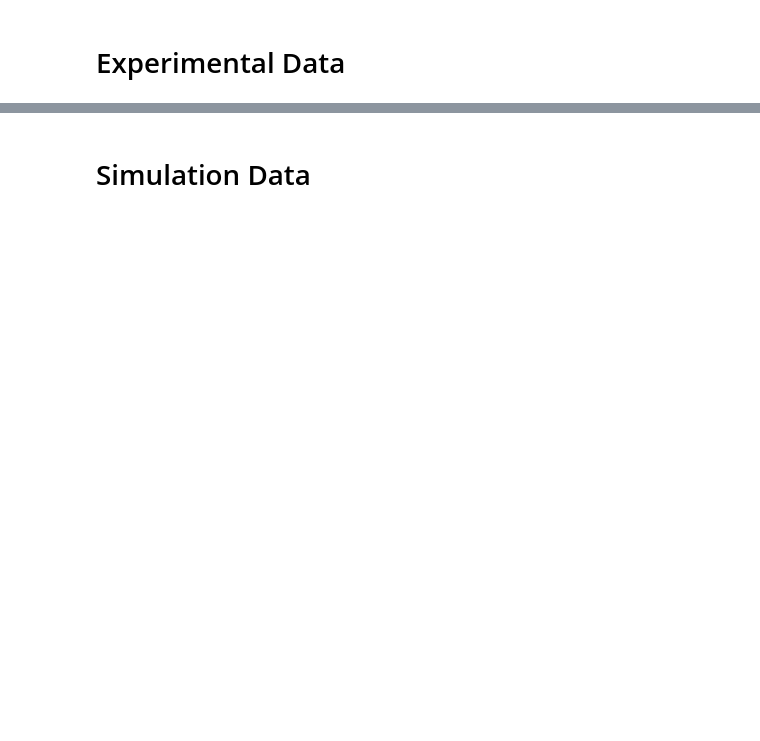
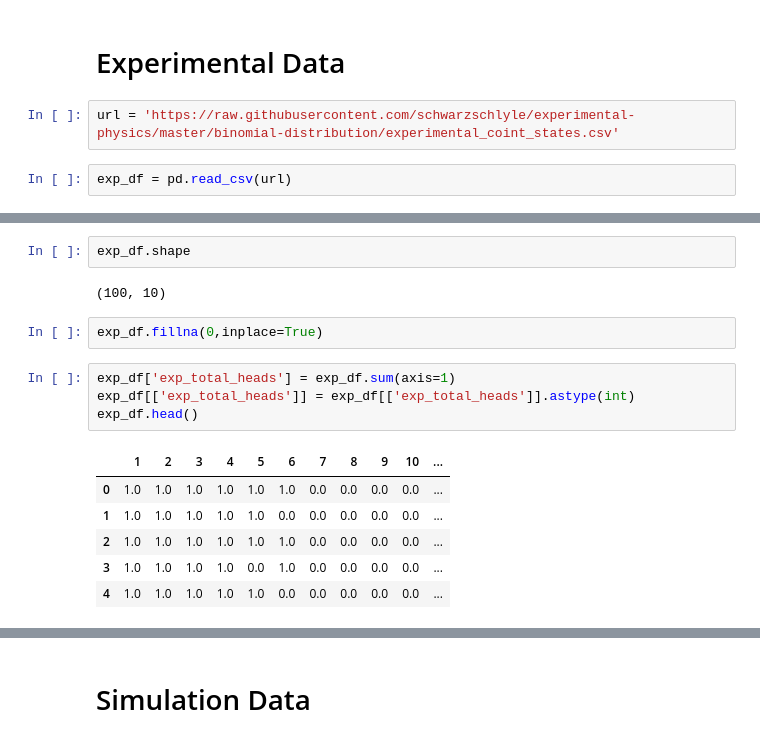
Before and after one commit to schwarzschlyle/experimental-physics, a Jupyter notebook: binomial-distribution/distribution-functions.ipynb, the cells around one changed output, grey strips where cells are left out. Cells and saved outputs as stored; diff of their text form; blank space fills up the shorter version.

```diff
--- a/binomial-distribution/distribution-functions.ipynb
+++ b/binomial-distribution/distribution-functions.ipynb
@@ -20,2 +19,6 @@ def toss_n_coins_m_times(n,m):
 # %% [markdown]
 # Experimental Data
+# %%
+url = 'https://raw.githubusercontent.com/schwarzschlyle/experimental-physics/master/binomial-distribution/experimental_coint_states.csv'
+# %%
+exp_df = pd.read_csv(url)
@@ -21,0 +34,17 @@ def toss_n_coins_m_times(n,m):
+# %%
+exp_df.shape
+# %% [output]
+(100, 10)
+# %%
+exp_df.fillna(0,inplace=True)
+# %%
+exp_df['exp_total_heads'] = exp_df.sum(axis=1)
+exp_df[['exp_total_heads']] = exp_df[['exp_total_heads']].astype(int)
+exp_df.head()
+# %% [output]
+|  | 1 | 2 | 3 | 4 | 5 | 6 | 7 | 8 | 9 | 10 | ... |
+| 0 | 1.0 | 1.0 | 1.0 | 1.0 | 1.0 | 1.0 | 0.0 | 0.0 | 0.0 | 0.0 | ... |
+| 1 | 1.0 | 1.0 | 1.0 | 1.0 | 1.0 | 0.0 | 0.0 | 0.0 | 0.0 | 0.0 | ... |
+| 2 | 1.0 | 1.0 | 1.0 | 1.0 | 1.0 | 1.0 | 0.0 | 0.0 | 0.0 | 0.0 | ... |
+| 3 | 1.0 | 1.0 | 1.0 | 1.0 | 0.0 | 1.0 | 0.0 | 0.0 | 0.0 | 0.0 | ... |
+| 4 | 1.0 | 1.0 | 1.0 | 1.0 | 1.0 | 0.0 | 0.0 | 0.0 | 0.0 | 0.0 | ... |
```
Also changed, not shown: parts of 5 cells of this notebook.
